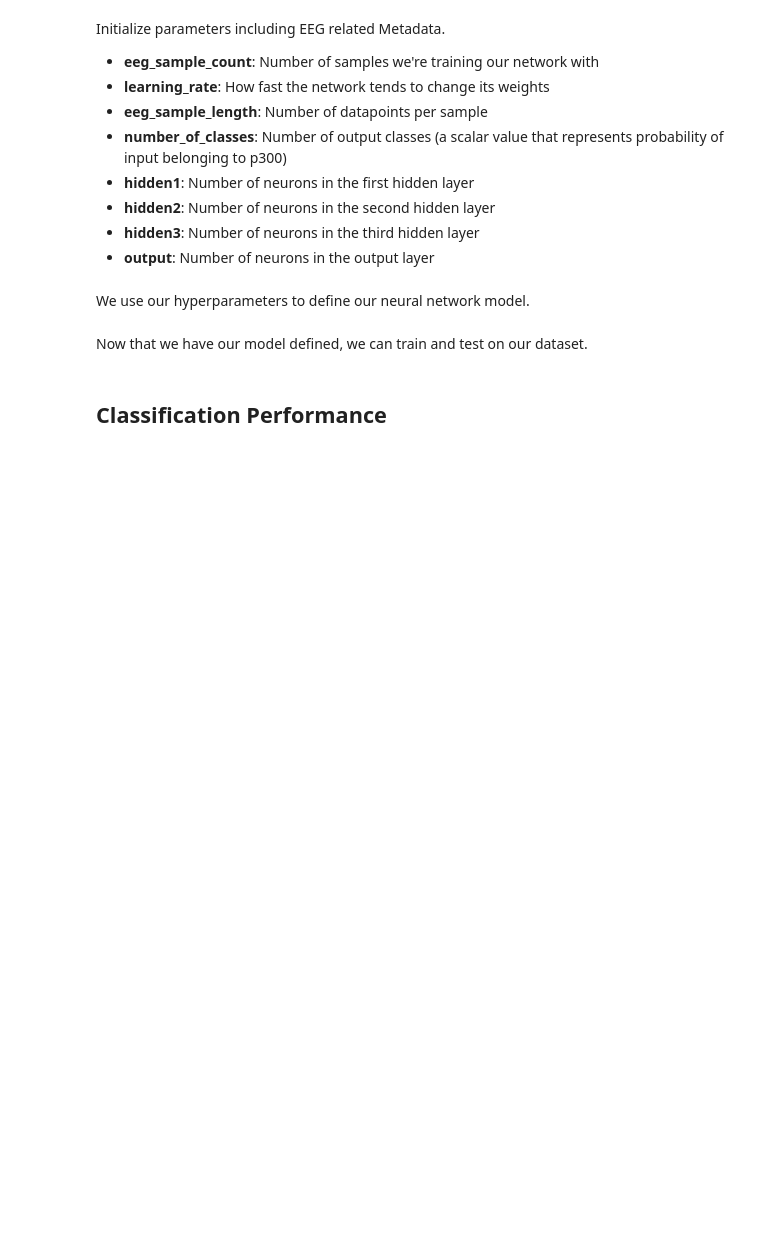
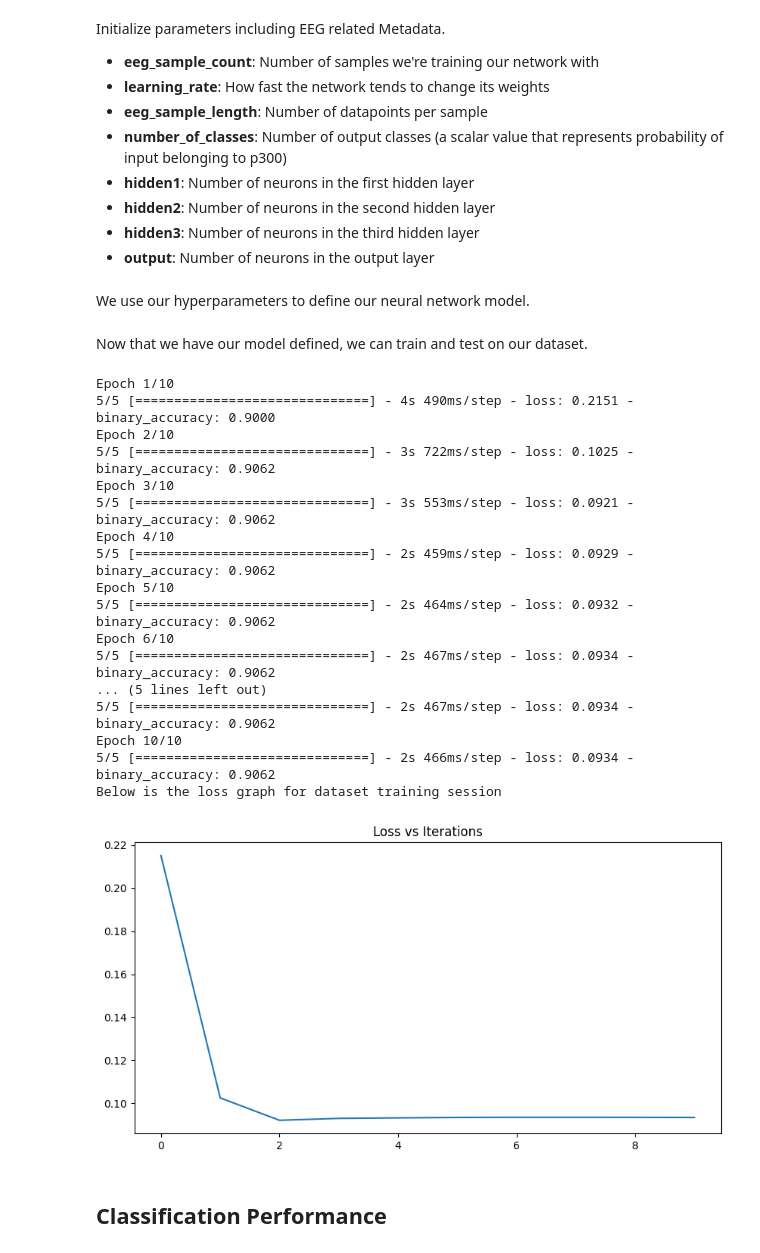
Before and after one commit to rchia16/bciworkshop2023, a Jupyter notebook: bci-tf-2023.ipynb, the cells around one changed output. Cells and saved outputs as stored; diff of their text form; code cells hidden in the pictures; blank space fills up the shorter version.

```diff
--- a/bci-tf-2023.ipynb
+++ b/bci-tf-2023.ipynb
@@ -284,3 +210,15 @@ P300_label_c_train = y_aug_dset
+# %%
+## NORMALIZING
+def normalise(data):
+  n_channels = data.shape[-1]
+  for c in range(n_channels):
+    data_to_scale = data[..., c]
+    scaler = MinMaxScaler()
+    data[..., c] = scaler.fit_transform(data_to_scale)
+  return data
+# %%
+P300_data_c_train = normalise(P300_data_c_train)
+P300_data_c_test = normalise(P300_data_c_test)
 # %% [markdown]
 # Neural Network
 # %% [markdown]
@@ -300,8 +238,7 @@ Initialize parameters including EEG related Metadata.
 eeg_sample_count = 240 # How many samples are we training
 epochs = 10 # number of times we loop through our training data
 learning_rate = 1e-3 # How hard the network will correct its mistakes while learning
-# loss = 'mse' # Metric for our optimizer to minimise
-loss = keras.losses.BinaryFocalCrossentropy()
+loss = 'mse' # Metric for our optimizer to minimise
 batch_size = 32 # Number of samples in our batch
 eeg_sample_length = 226 # Number of eeg data points per sample
 number_of_classes = 1 # We want to answer the "is this a P300?" question
@@ -328,14 +265,14 @@ P300_model.add(layers.Dense(hidden3, activation="relu", name="Hidden_Layer2"))
 # Hidden Layer (Size 100 -> 10)
 P300_model.add(layers.Dense(penultimate, activation="relu", name="Hidden_Layer3"))
 
-# Handle multi-channel inputs
+# Handle multi-channel inputs.
 P300_model.add(layers.Flatten())
 
 # Output Layer (Size 10 -> 1)
 P300_model.add(layers.Dense(number_of_classes, activation="sigmoid", name="Output_Layer"))
 
 # Define a learning function, needs to be reinitialized every load
-optimizer = keras.optimizers.Adam(0.001)
+optimizer = keras.optimizers.Adam(learning_rate)
 # After the model is created, we then config the model with losses and metrics
 P300_model.compile(optimizer=optimizer,
              loss=loss,
@@ -369,20 +282,39 @@ Now that we have our model defined, we can train and test on our dataset.
 # %%
 # Make sure we're starting from untrained every time
 #tutorial_model = keras.models.load_model('/home/tutorial_model_default_state')
 #tf.compat.v1.initializers.global_variables()
-mse_list = P300_model.fit(ds, epochs=epochs, verbose=1)
+mse_list = P300_model.fit(P300_data_c_train, P300_label_c_train, epochs=epochs, verbose=1)
 
 # Define a learning function, needs to be reinitialized every load
 # optimizer = torch.optim.Adam(tutorial_model.parameters(), lr = learning_rate)
 
 # Use our training procedure with the sample data
 print("Below is the loss graph for dataset training session")
 loss_data = mse_list.history['loss']
 # Plot a nice loss graph at the end of training
 rcParams['figure.figsize'] = 10, 5
 plt.title("Loss vs Iterations")
 plt.plot(list(range(0, len(loss_data))), loss_data)
 plt.show()
+# %% [output]
+Epoch 1/10
+5/5 [==============================] - 4s 490ms/step - loss: 0.2151 - binary_accuracy: 0.9000
+Epoch 2/10
+5/5 [==============================] - 3s 722ms/step - loss: 0.1025 - binary_accuracy: 0.9062
+Epoch 3/10
+5/5 [==============================] - 3s 553ms/step - loss: 0.0921 - binary_accuracy: 0.9062
+Epoch 4/10
+5/5 [==============================] - 2s 459ms/step - loss: 0.0929 - binary_accuracy: 0.9062
+Epoch 5/10
+5/5 [==============================] - 2s 464ms/step - loss: 0.0932 - binary_accuracy: 0.9062
+Epoch 6/10
+5/5 [==============================] - 2s 467ms/step - loss: 0.0934 - binary_accuracy: 0.9062
+... (5 lines left out)
+5/5 [==============================] - 2s 467ms/step - loss: 0.0934 - binary_accuracy: 0.9062
+Epoch 10/10
+5/5 [==============================] - 2s 466ms/step - loss: 0.0934 - binary_accuracy: 0.9062
+Below is the loss graph for dataset training session
+[figure, added]
 # %% [markdown]
 ## Classification Performance
 # %%
```
Also changed, not shown: parts of 53 cells of this notebook.
